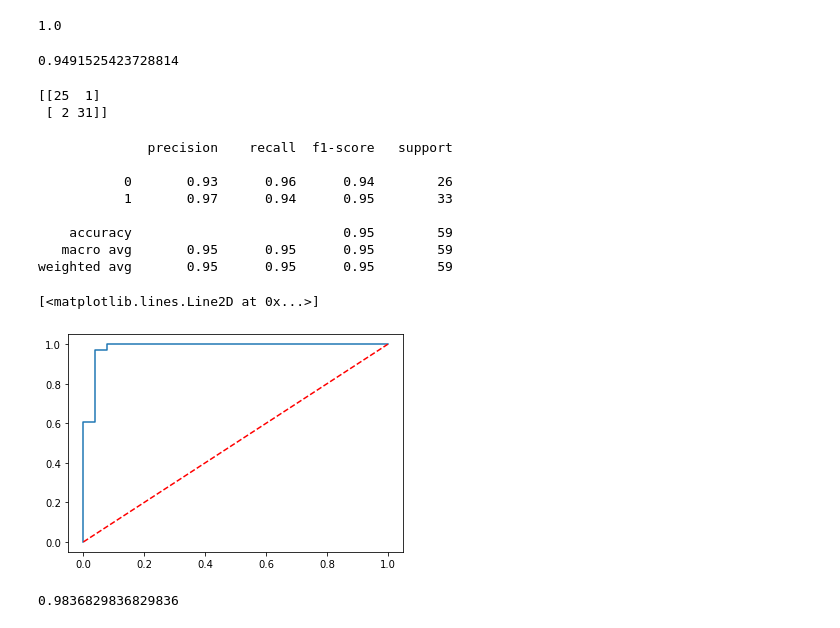
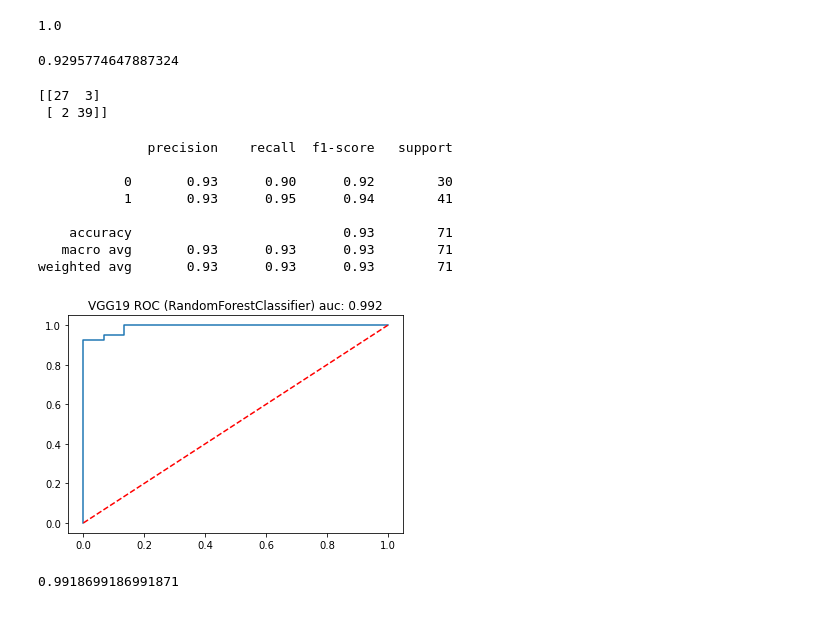
Before and after one commit to GerardDD/PR_Final_PeriapicalRadiography_Classification, a Jupyter notebook: Modelo/Model_creation.ipynb, the cells around one changed output. Saved outputs shown, nothing was run; the diff lists cells and outputs as text; code cells hidden in the pictures.

```diff
--- a/Modelo/Model_creation.ipynb
+++ b/Modelo/Model_creation.ipynb
@@ -78,7 +78,7 @@ GaussianNB                         0.62               0.63     0.63      0.61
 RandomForestClassifier             0.62               0.63     0.63      0.61        0.42
 NearestCentroid                    0.62               0.63     0.63      0.61        0.05
 # %%
-model = NuSVC()
+model = NuSVC(probability=True)
 # %%
 model.fit(X_train,y_train)
 # %% [output]
@@ -628,6 +628,6 @@ y = df_origin.Target
 # %%
 X_train, X_test, y_train, y_test = train_test_split(X,y,test_size = 0.2)
 # %%
-model = NuSVC()
+model = NuSVC(probability=True)
 model.fit(X_train, y_train)
 # %% [output]
@@ -885,3 +883,5 @@ model = NuSVC(probability=True)
+# %%
+model = RandomForestClassifier(criterion='gini',n_estimators=200)
 # %%
 model.fit(X_train, y_train)
 # %% [output]
@@ -1101,7 +1102,7 @@ df['age_bin'] = kdisc.fit_transform(df[['age']])
 X = df.drop(['Target','sex','age','age_bin','sex_0','sex_1'],axis=1)
 y = df.Target
 # %%
-X_train, X_test, y_train, y_test = train_test_split(X,y,test_size = 0.15,shuffle=True)
+X_train, X_test, y_train, y_test = train_test_split(X,y,test_size = 0.2)
 # %%
 model = RandomForestClassifier(criterion='gini',n_estimators=200)
 # %%
@@ -1142,35 +1122,36 @@ model.score(X_train,y_train)
 # %%
 model.score(X_test,y_test)
 # %% [output]
-0.9491525423728814
+0.9295774647887324
 # %%
 print((confusion_matrix(y_test,y_pred)))
 # %% [output]
-[[25  1]
- [ 2 31]]
+[[27  3]
+ [ 2 39]]
 # %%
 print(classification_report(y_test,y_pred))
 # %% [output]
               precision    recall  f1-score   support
 
-           0       0.93      0.96      0.94        26
-           1       0.97      0.94      0.95        33
+           0       0.93      0.90      0.92        30
+           1       0.93      0.95      0.94        41
 
-    accuracy                           0.95        59
-   macro avg       0.95      0.95      0.95        59
-weighted avg       0.95      0.95      0.95        59
+    accuracy                           0.93        71
+   macro avg       0.93      0.93      0.93        71
+weighted avg       0.93      0.93      0.93        71
 # %%
 p = model.predict_proba(X_test)
 fpr, tpr, th = roc_curve(y_test, p[:,1])
 plt.plot(fpr, tpr)
 plt.plot([0,1],[0,1], c='r', linestyle='--')
+plt.title(f'VGG19 ROC (RandomForestClassifier) auc: {round(auc(fpr, tpr),3)}')
+plt.savefig('ROC_randomforest_vgg19.png')
 # %% [output]
-[<matplotlib.lines.Line2D at 0x...>]
-[figure, old version]
+[figure, new version]
 # %%
 auc(fpr, tpr)
 # %% [output]
-0.9836829836829836
+0.9918699186991871
 # %%
 pickle.dump(model, file=open('../final_model.sav', 'wb'))
 # %% [output]
```
Also changed, not shown: parts of 88 cells of this notebook, 8 other files.
